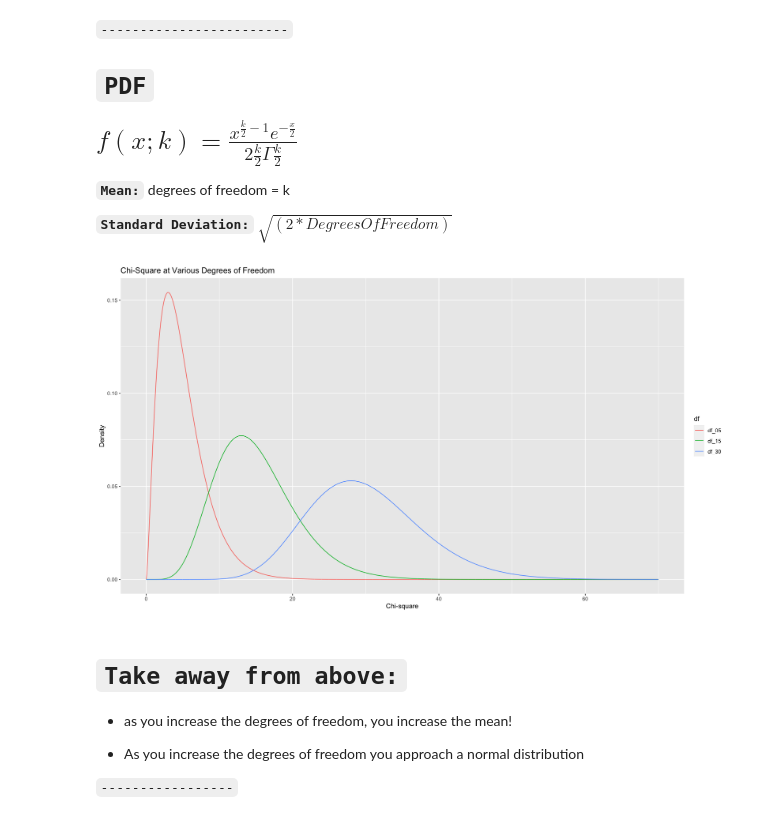
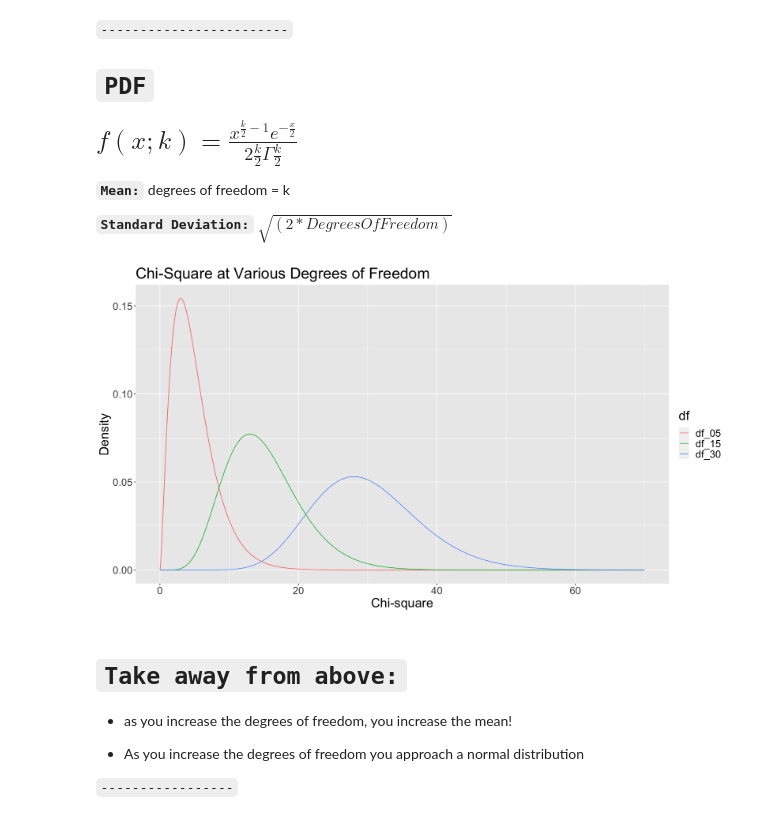
Before and after one commit to MrFuguDataScience/MLE_Basics_N_Stats, a Jupyter notebook: Chi_sq_distr.ipynb, the cells around one changed output. Drawn from its saved outputs; the diff is of its cells as text; code cells hidden in the pictures.

```diff
--- a/Chi_sq_distr.ipynb
+++ b/Chi_sq_distr.ipynb
@@ -84,20 +84,22 @@ The distribution is dependent upon the number of `degrees of freedom` which will
 # %%
 options(repr.plot.width=14.5, repr.plot.height=8)
 data.frame(chisq = 0:7000 / 100) %>%
            mutate(
                   df_05 = dchisq(x = chisq, df = 5),
                   df_15 = dchisq(x = chisq, df = 15),
                   df_30 = dchisq(x = chisq, df = 30)) %>%
   gather(key = "df", value = "density", -chisq) %>%
 ggplot() +
   geom_line(aes(x = chisq, y = density, color = df)) +
   labs(title = "Chi-Square at Various Degrees of Freedom",
        x = "Chi-square",
-       y = "Density")
+       y = "Density") +
+# increase font size
+theme(text=element_text(size=21))
 
 # plot from R-documentation and in citations
 # %% [output]
-[figure, old version]
+[figure, new version]
 # %% [markdown]
 # `Take away from above:`
 
```
Also changed, not shown: parts of 32 cells of this notebook.
